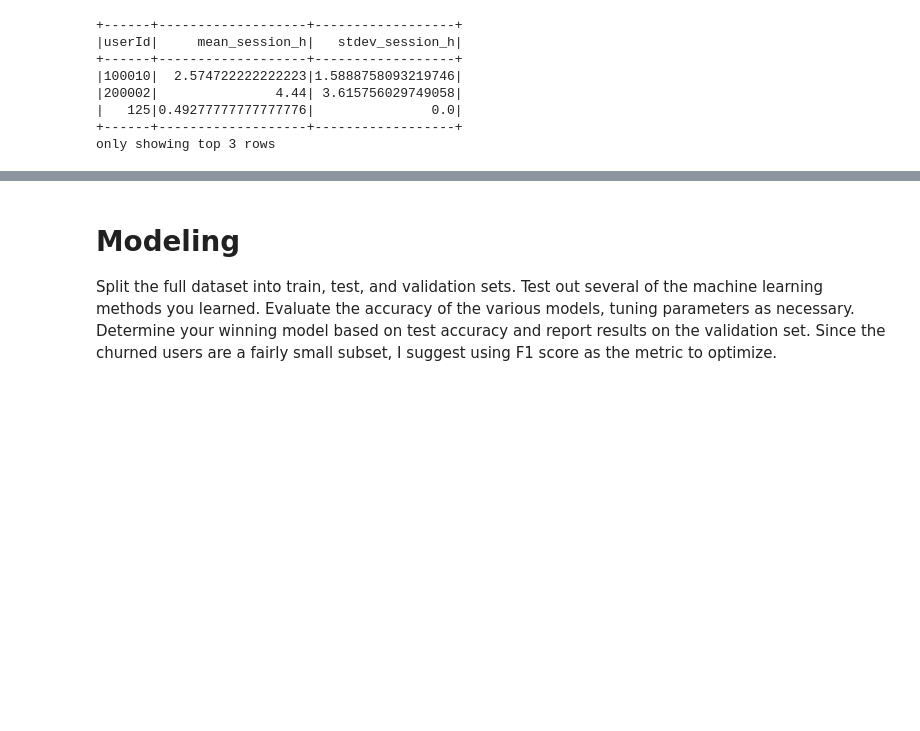
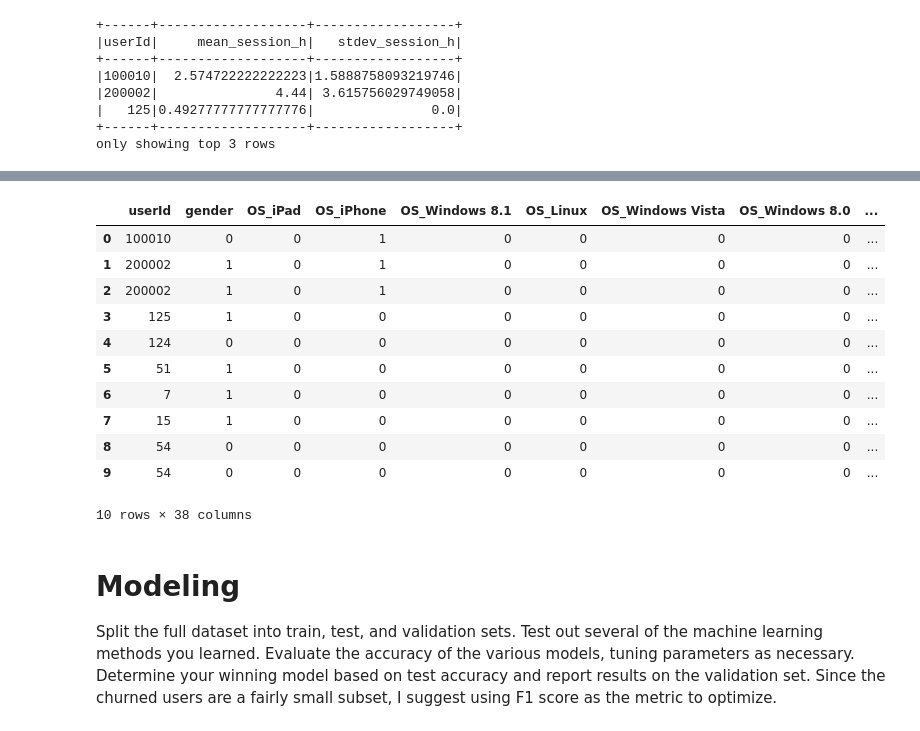
Before and after one commit to drnesr/Sparkify, a Jupyter notebook: Sparkify.ipynb, the cells around one changed output, grey strips where cells are left out. Cells and saved outputs as stored; diff of their text form; code cells hidden in the pictures; blank space fills up the shorter version.

Commit message:
Done with feature engineering

```diff
--- a/Sparkify.ipynb
+++ b/Sparkify.ipynb
@@ -732,0 +810,19 @@ only showing top 3 rows
+# %%
+# 2-I The user's subscription age
+def days_since_subscription(df, col_name='days_on'):
+    # timestamp of users registration
+    reg_ts = df.select('userId', 'registration').dropDuplicates().withColumnRenamed('registration', 'start')
+    # reg_ts.show(5)
+    # The maximum timestamp found for the user
+    end_ts = df.groupBy('userId').max('ts').withColumnRenamed('max(ts)', 'end')
+    # end_ts.show(5)
+    # The difference
+    reg_df = reg_ts.join(end_ts,'userId')
+    ticks_per_day = 1000 * 60 * 60 * 24 # as the timestamp is in ticks (0.001 seconds)
+    # Merge in one df
+    reg_df = reg_df.select('userId', ((reg_df.end-reg_df.start)/ticks_per_day).alias(col_name))
+    # reg_ts.join(user_max_ts, user_reg_ts.userId == user_max_ts.userId).select(user_reg_ts["userId"], ((user_max_ts["max(ts)"]-user_reg_ts["registration"])/(1000*60*60*24)).alias("regDay"))
+    return reg_df
+
+reg_df = days_since_subscription(df, col_name='days_total_subscription')
+reg_df.show(5)
@@ -732,0 +876,24 @@ only showing top 3 rows
+# %%
+# the features to collect
+user_features = [gender_df, os_df, level_df, song_length,
+                   user_page_distribution, song_user_df, artists_user_fans,
+                   session_user_df, num_sessions_user_df, reg_df]
+user_features_names = ['gender_df', 'os_df', 'level_df', 'song_length',
+                   'user_page_distribution', 'song_user_df', 'artists_user_fans',
+                   'session_user_df', 'num_sessions_user_df', 'reg_df']
+# %%
+final_df = gender_df  #df.select('userId').dropDuplicates().sort('userId')
+
+# for feature in user_features:
+# final_df.show(10)
+# %%
+def join_features(base, new):
+    df_to_join = new.dropDuplicates().withColumnRenamed('userId', 't_userId')
+    base = base.join(df_to_join, base.userId==df_to_join.t_userId, how='left').drop('t_userId')#.show(10)
+    return base
+
+for i, feature in enumerate(user_features[1:]):
+    print(f'Preparing features of the {user_features_names[i+1]} dataframe', end='; ')
+    final_df = join_features(final_df, feature)
+    print (f"the new frame's dimensions is: {final_df.count()} * {len(final_df.columns)}")
+print('*** ALL DONE ***')
@@ -733,3 +911,18 @@ only showing top 3 rows
+# %%
+final_df.toPandas().head(10)
+# %% [output]
+|  | userId | gender | OS_iPad | OS_iPhone | OS_Windows 8.1 | OS_Linux | OS_Windows Vista | OS_Windows 8.0 | ... |
+| 0 | 100010 | 0 | 0 | 1 | 0 | 0 | 0 | 0 | ... |
+| 1 | 200002 | 1 | 0 | 1 | 0 | 0 | 0 | 0 | ... |
+| 2 | 200002 | 1 | 0 | 1 | 0 | 0 | 0 | 0 | ... |
+| 3 | 125 | 1 | 0 | 0 | 0 | 0 | 0 | 0 | ... |
+| 4 | 124 | 0 | 0 | 0 | 0 | 0 | 0 | 0 | ... |
+| 5 | 51 | 1 | 0 | 0 | 0 | 0 | 0 | 0 | ... |
+| 6 | 7 | 1 | 0 | 0 | 0 | 0 | 0 | 0 | ... |
+| 7 | 15 | 1 | 0 | 0 | 0 | 0 | 0 | 0 | ... |
+| 8 | 54 | 0 | 0 | 0 | 0 | 0 | 0 | 0 | ... |
+| 9 | 54 | 0 | 0 | 0 | 0 | 0 | 0 | 0 | ... |
+10 rows × 38 columns
 # %% [markdown]
 # Modeling
 Split the full dataset into train, test, and validation sets. Test out several of the machine learning methods you learned. Evaluate the accuracy of the various models, tuning parameters as necessary. Determine your winning model based on test accuracy and report results on the validation set. Since the churned users are a fairly small subset, I suggest using F1 score as the metric to optimize.
```
Also changed, not shown: parts of 28 cells of this notebook.
